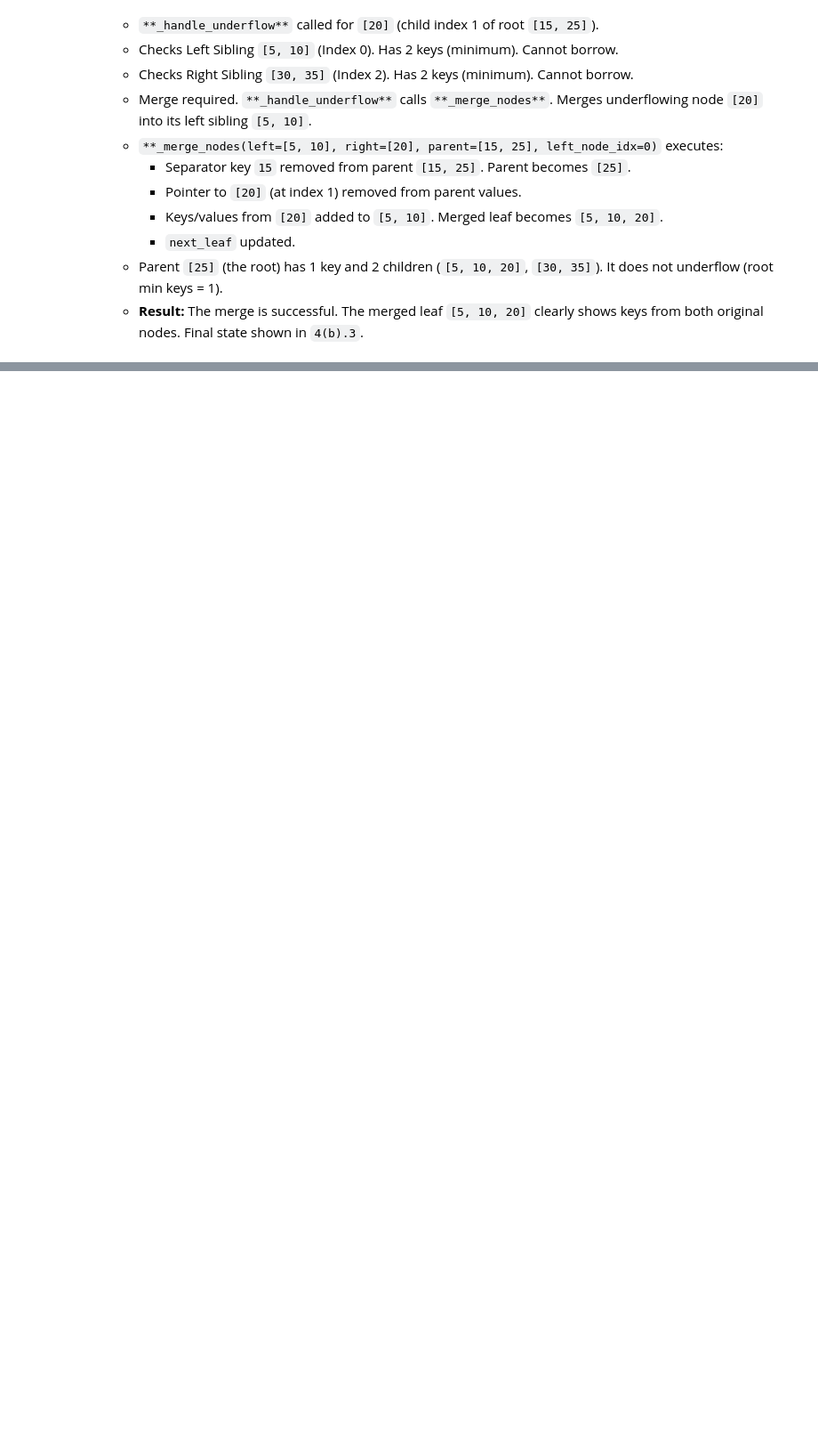
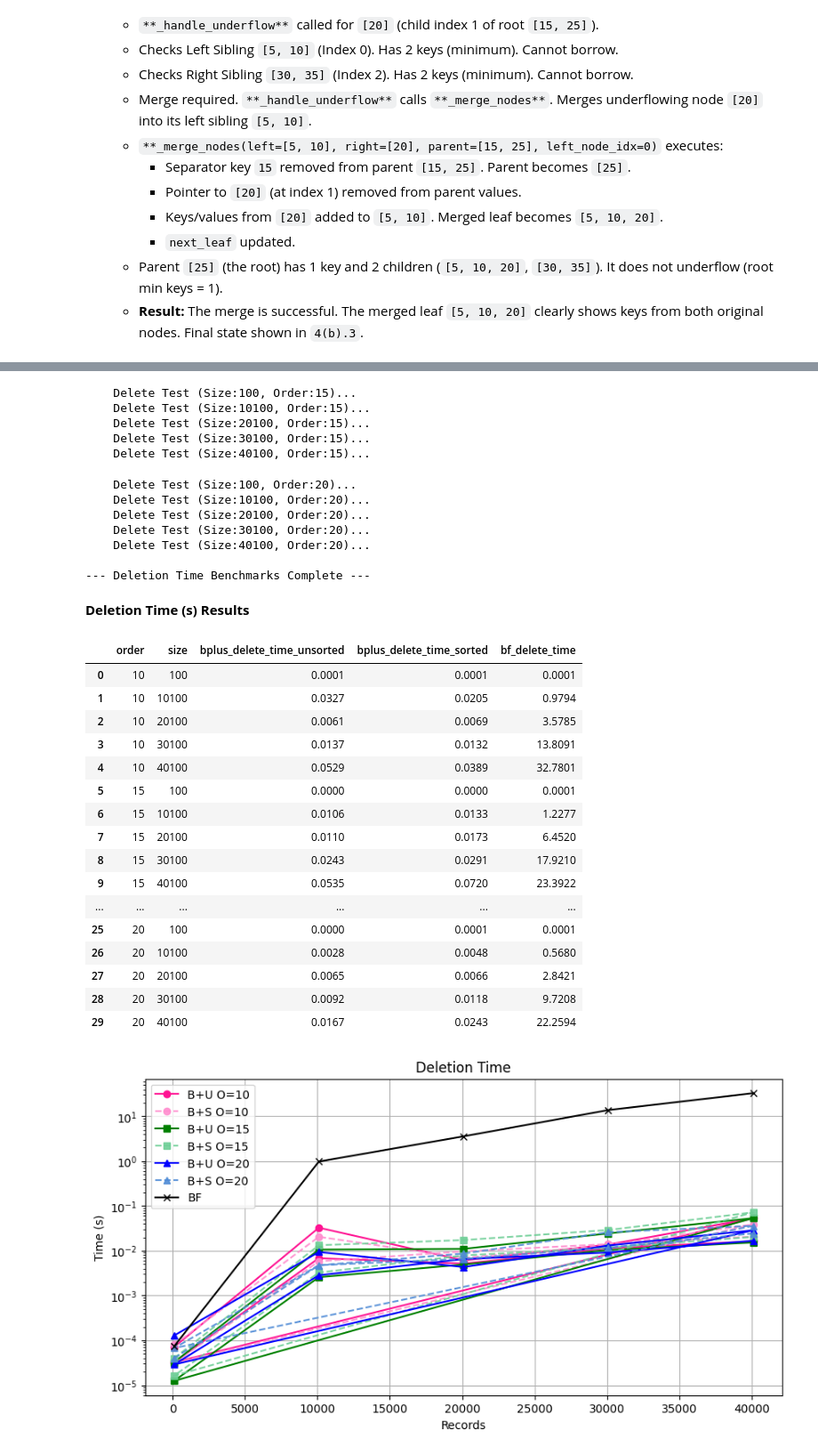
Before and after one commit to Bhanu3487/Lightweight-DBMS-with-B-Tree-Index, a Jupyter notebook: report.ipynb, the cells around one changed output, grey strips where cells are left out. Shown at 89% size. Drawn from its saved outputs; the diff is of its cells as text; code cells hidden in the pictures; blank space fills up the shorter version.

```diff
--- a/report.ipynb
+++ b/report.ipynb
@@ -1300,0 +1113,33 @@ Verifying Log Records from loaded data:
+# %%
+# Cell 5: Deletion Test
+
+print("\n--- Running Deletion Time Benchmarks ---")
+# Note: This test in the analyzer also calculates post-delete memory,
+# but we primarily focus on time for this plot/table as per requirement focus shift.
+temp_results = []
+for order in tqdm(ORDERS_TO_TEST, desc="Orders"):
+    for size in tqdm(SIZES_TO_TEST, desc=f"Order {order} Sizes", leave=False):
+        run_config = {'order': order, 'size': size}
+        try:
+            delete_res = analyzer.run_delete_test(size, order, delete_percentage=DELETE_PERCENTAGE_FOR_TEST)
+            temp_results.append({**run_config, **delete_res})
+        except Exception as e:
+            print(f"!! ERROR Delete: Size {size}, Order {order} failed: {type(e).__name__}: {e}")
+            temp_results.append({**run_config, 'bplus_delete_time_unsorted': None, # Add Nones
+                                'bplus_delete_time_sorted': None, 'bf_delete_time': None})
+# Store results from this cell's run
+all_delete_results.extend(temp_results)
+print("\n--- Deletion Time Benchmarks Complete ---")
+
+# --- Display Table for this cell ---
+if all_delete_results:
+     df_delete_partial = pd.DataFrame(all_delete_results).fillna(np.nan)
+     delete_cols_disp = ['order', 'size', 'bplus_delete_time_unsorted', 'bplus_delete_time_sorted', 'bf_delete_time']
+     delete_cols_disp = [c for c in delete_cols_disp if c in df_delete_partial.columns]
+     display(Markdown("**Deletion Time (s) Results**"))
+     display(df_delete_partial[delete_cols_disp].round(4))
+else:
+    print("No delete results generated.")
+
+plot_time_comparison(df_delete_partial, 'bplus_delete_time_unsorted', 'bplus_delete_time_sorted', 'bf_delete_time', 'Deletion Time')
+# %% [output]
@@ -1300,0 +1152,31 @@ Verifying Log Records from loaded data:
+    Delete Test (Size:100, Order:15)...
+    Delete Test (Size:10100, Order:15)...
+    Delete Test (Size:20100, Order:15)...
+    Delete Test (Size:30100, Order:15)...
+    Delete Test (Size:40100, Order:15)...
+    Delete Test (Size:100, Order:20)...
+    Delete Test (Size:10100, Order:20)...
+    Delete Test (Size:20100, Order:20)...
+    Delete Test (Size:30100, Order:20)...
+    Delete Test (Size:40100, Order:20)...
+
+--- Deletion Time Benchmarks Complete ---
+**Deletion Time (s) Results**
+|  | order | size | bplus_delete_time_unsorted | bplus_delete_time_sorted | bf_delete_time |
+| 0 | 10 | 100 | 0.0001 | 0.0001 | 0.0001 |
+| 1 | 10 | 10100 | 0.0327 | 0.0205 | 0.9794 |
+| 2 | 10 | 20100 | 0.0061 | 0.0069 | 3.5785 |
+| 3 | 10 | 30100 | 0.0137 | 0.0132 | 13.8091 |
+| 4 | 10 | 40100 | 0.0529 | 0.0389 | 32.7801 |
+| 5 | 15 | 100 | 0.0000 | 0.0000 | 0.0001 |
+| 6 | 15 | 10100 | 0.0106 | 0.0133 | 1.2277 |
+| 7 | 15 | 20100 | 0.0110 | 0.0173 | 6.4520 |
+| 8 | 15 | 30100 | 0.0243 | 0.0291 | 17.9210 |
+| 9 | 15 | 40100 | 0.0535 | 0.0720 | 23.3922 |
+| ... | ... | ... | ... | ... | ... |
+| 25 | 20 | 100 | 0.0000 | 0.0001 | 0.0001 |
+| 26 | 20 | 10100 | 0.0028 | 0.0048 | 0.5680 |
+| 27 | 20 | 20100 | 0.0065 | 0.0066 | 2.8421 |
+| 28 | 20 | 30100 | 0.0092 | 0.0118 | 9.7208 |
+| 29 | 20 | 40100 | 0.0167 | 0.0243 | 22.2594 |
+[figure, added]
```
Also changed, not shown: parts of 36 cells of this notebook, 1 other file.
